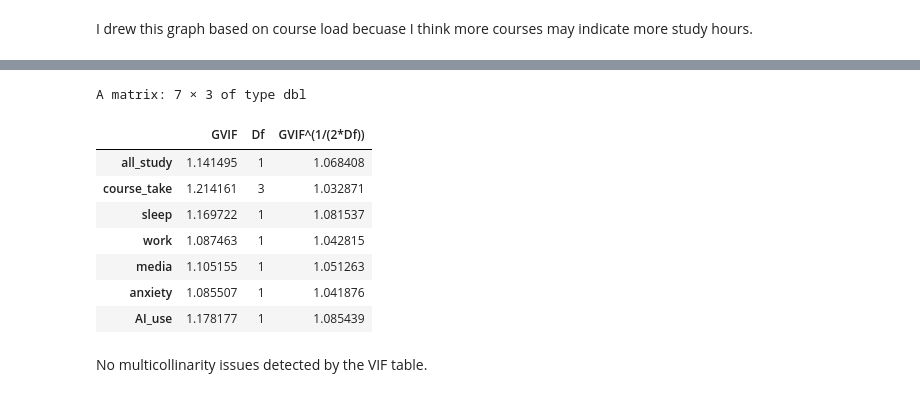
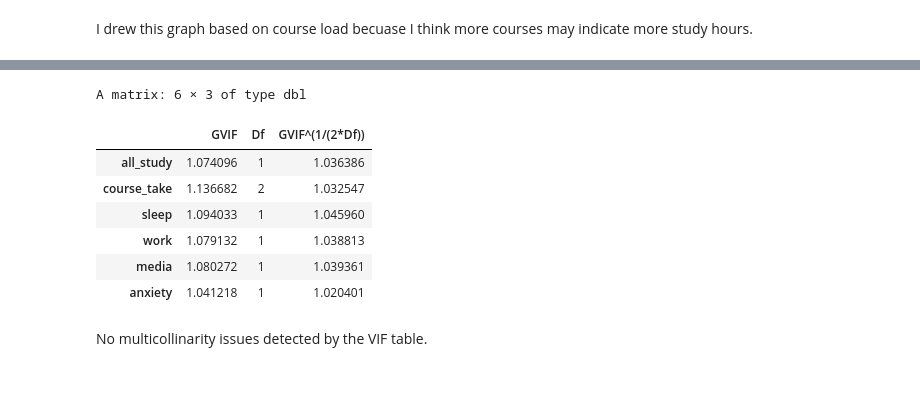
Before and after one commit to Speculatorrr/ECON326-Tuition-on-GPA-Regression, a Jupyter notebook: project.ipynb, the cells around one changed output, grey strips where cells are left out. Drawn from its saved outputs; the diff is of its cells as text; code cells hidden in the pictures.

```diff
--- a/project.ipynb
+++ b/project.ipynb
@@ -100,6 +138,7 @@ df <- filter(df_,
   (student != "Domestic (Canadian student)"& tuition <= 10000) ) |>
   filter(tuition != 0)
 df <- drop_na(df)
+df <- df[-37,] #drop the only 6 course person
 head(df)
 # %% [output]
 A tibble: 6 × 37
@@ -223,15 +247,14 @@ Note:                                                  *p<0.1; **p<0.05; ***p<0.
 # %%
-vif(r7a)
+vif(r6a)
 # %% [output]
-A matrix: 7 × 3 of type dbl
+A matrix: 6 × 3 of type dbl
 |  | GVIF | Df | GVIF^(1/(2*Df)) |
-| all_study | 1.141495 | 1 | 1.068408 |
-| course_take | 1.214161 | 3 | 1.032871 |
-| sleep | 1.169722 | 1 | 1.081537 |
-| work | 1.087463 | 1 | 1.042815 |
-| media | 1.105155 | 1 | 1.051263 |
-| anxiety | 1.085507 | 1 | 1.041876 |
-| AI_use | 1.178177 | 1 | 1.085439 |
+| all_study | 1.074096 | 1 | 1.036386 |
+| course_take | 1.136682 | 2 | 1.032547 |
+| sleep | 1.094033 | 1 | 1.045960 |
+| work | 1.079132 | 1 | 1.038813 |
+| media | 1.080272 | 1 | 1.039361 |
+| anxiety | 1.041218 | 1 | 1.020401 |
 # %% [markdown]
 No multicollinarity issues detected by the VIF table.
 # %% [markdown]
```
Also changed, not shown: parts of 16 cells of this notebook.
